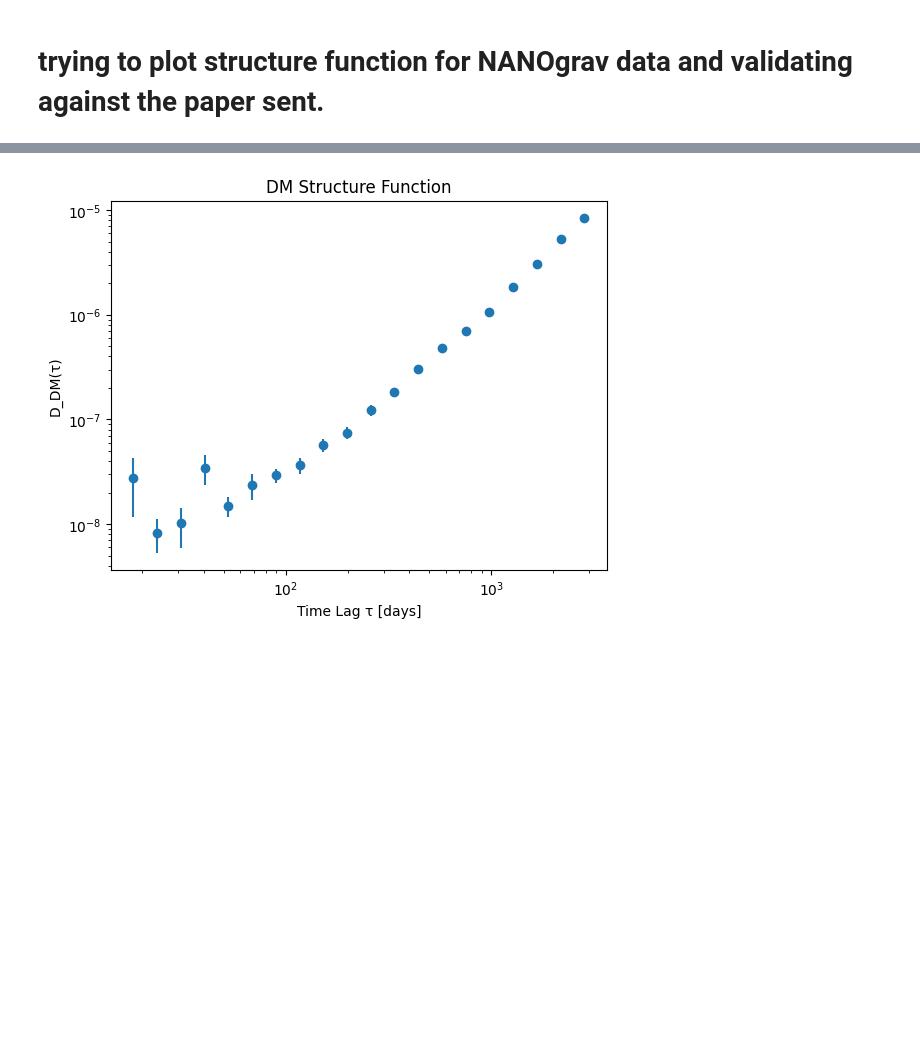
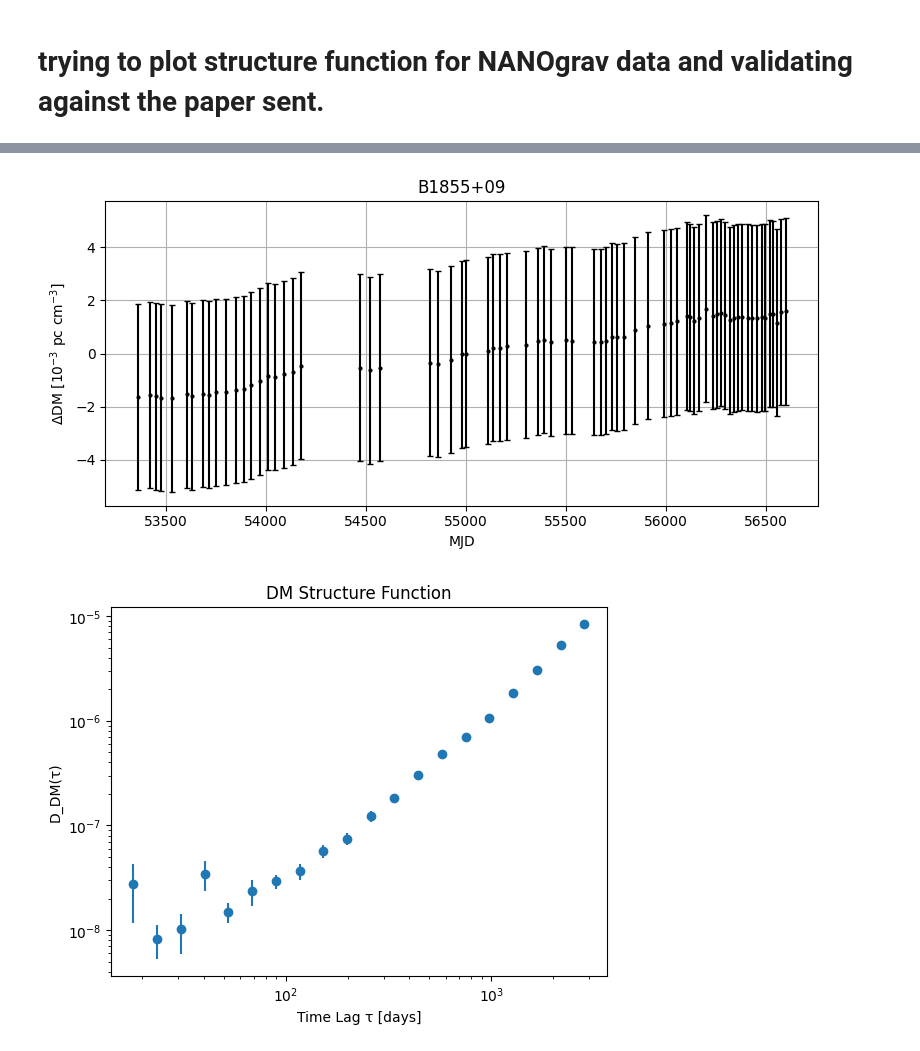
Before and after one commit to sonjaove/random-progs, a Jupyter notebook: corr.ipynb, the cells around one changed output, grey strips where cells are left out. Drawn from its saved outputs; the diff is of its cells as text; code cells hidden in the pictures; blank space fills up the shorter version.

```diff
--- a/corr.ipynb
+++ b/corr.ipynb
@@ -614,0 +631,36 @@ MJD 56598.85572 -> DM 13.3177794669
+# %%
+import numpy as np
+import matplotlib.pyplot as plt
+
+epochs = np.array(epochs)
+dm_values = np.array(dm_values)
+dm_errs = np.array(dm_err)
+
+# --- Set reference DM for ΔDM ---
+target_mjd = 55000
+
+# find the index of the epoch closest to 55000
+idx = np.argmin(np.abs(np.array(epochs) - target_mjd))
+dm_ref = dm_values[idx]          # or choose a different reference
+#after subtracting the refrence, the scale of dDM is in 10^-3 pc/cm^3 and so is the scale of the error
+dDM = (dm_values - dm_ref) * 1e3   # convert to 10^-3 pc/cm^3
+dDM_err = dm_errs *1e3
+plt.figure(figsize=(8,4))
+
+plt.errorbar(
+    epochs,
+    dDM,
+    yerr=dDM_err,
+    fmt='k.',          # black points like the paper
+    capsize=2,
+    markersize=4
+)
+
+plt.xlabel("MJD")
+plt.ylabel(r"$\Delta \mathrm{DM}\ [10^{-3}\ \mathrm{pc\ cm^{-3}}]$")
+plt.title("B1855+09")
+plt.grid(True)
+plt.tight_layout()
+plt.show()
+# %% [output]
+[figure, added]
```
Also changed, not shown: parts of 4 cells of this notebook.
